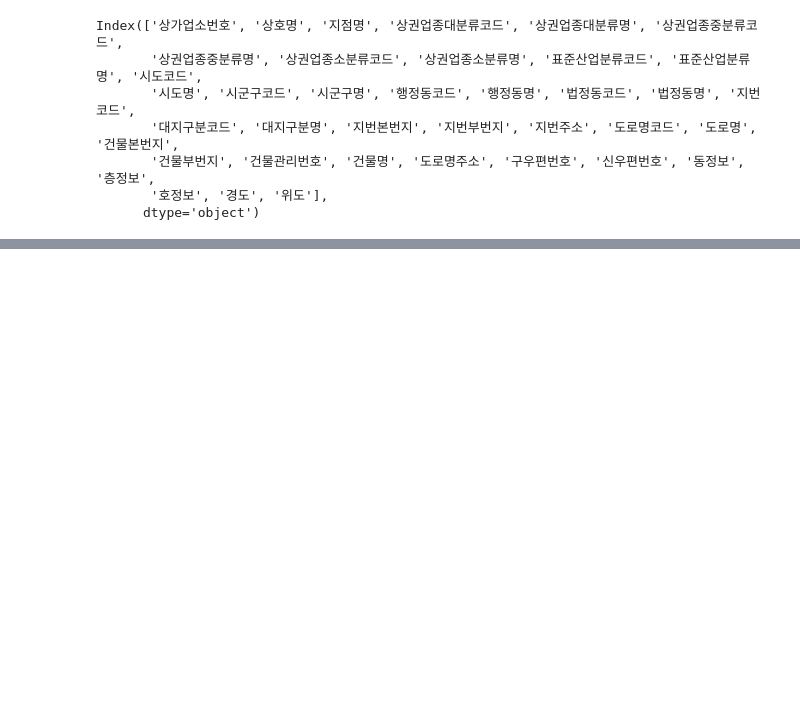
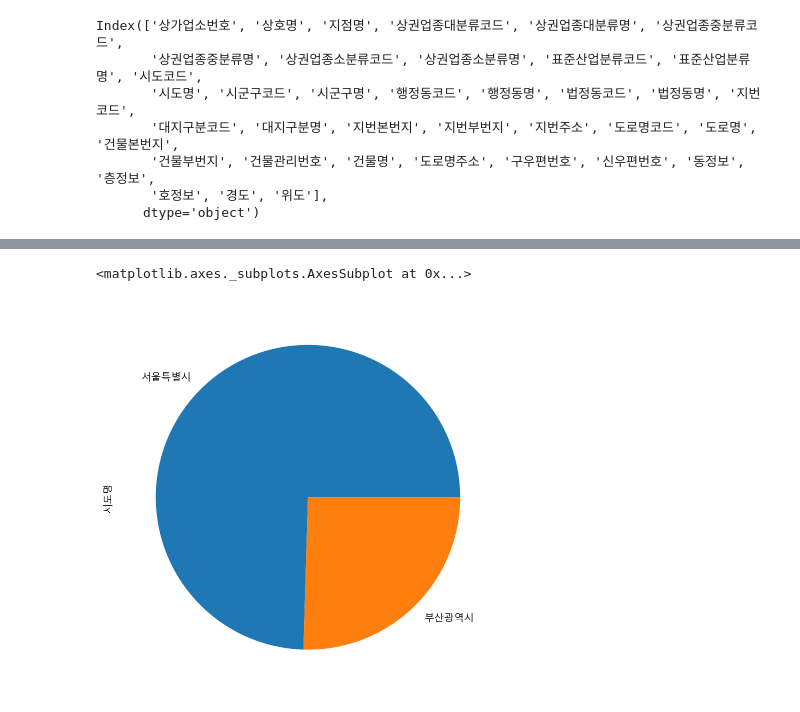
Before and after one commit to ATOMB-EUNBI/Python-Basic, a Jupyter notebook: Boostcamp_seoul1.ipynb, the cells around one changed output, grey strips where cells are left out. Saved outputs shown, nothing was run; the diff lists cells and outputs as text; code cells hidden in the pictures; blank space fills up the shorter version.

```diff
--- a/Boostcamp_seoul1.ipynb
+++ b/Boostcamp_seoul1.ipynb
@@ -85,0 +288,5 @@ dtype: int64
+# %%
+city_normalize.plot.pie(figsize=(7, 7))
+# %% [output]
+<matplotlib.axes._subplots.AxesSubplot at 0x...>
+[figure, added]
```
Also changed, not shown: parts of 41 cells of this notebook.
